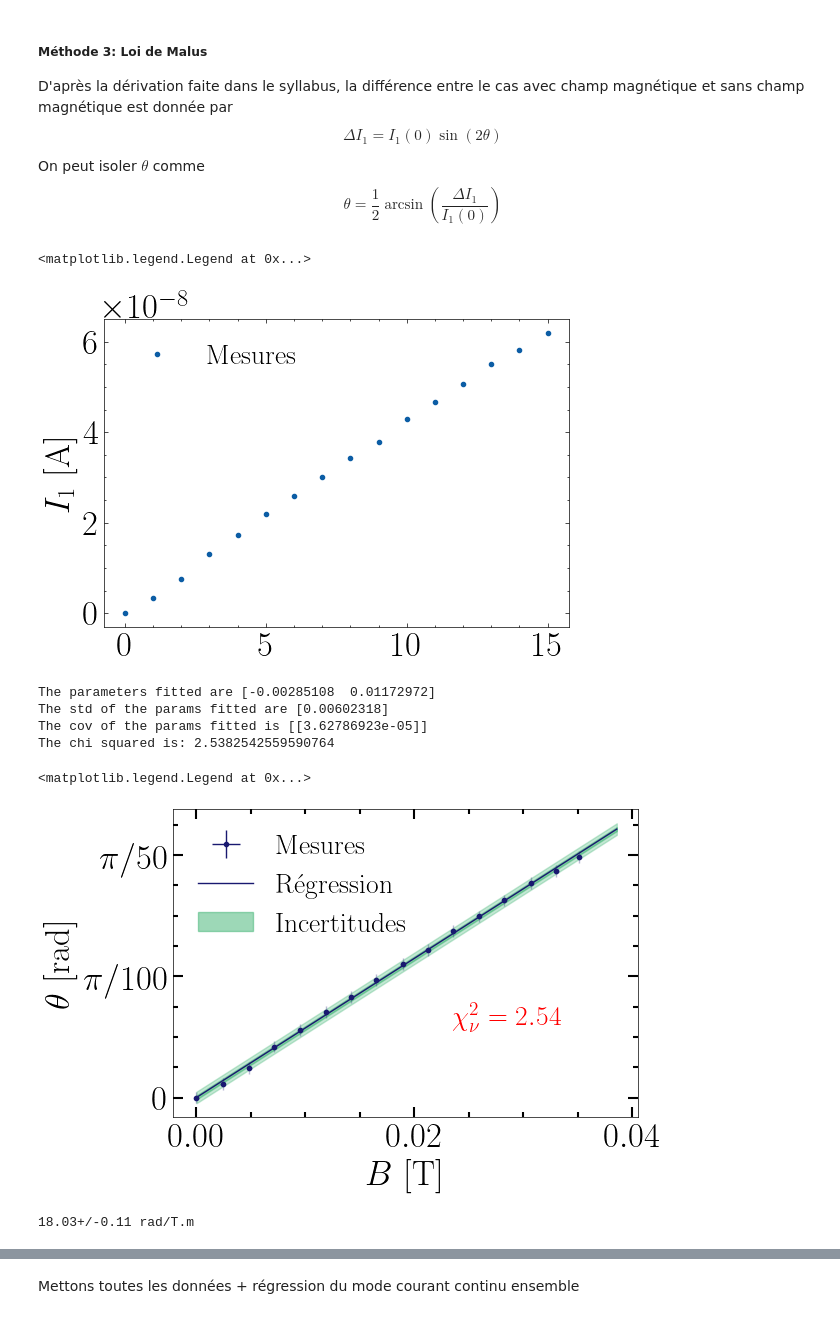
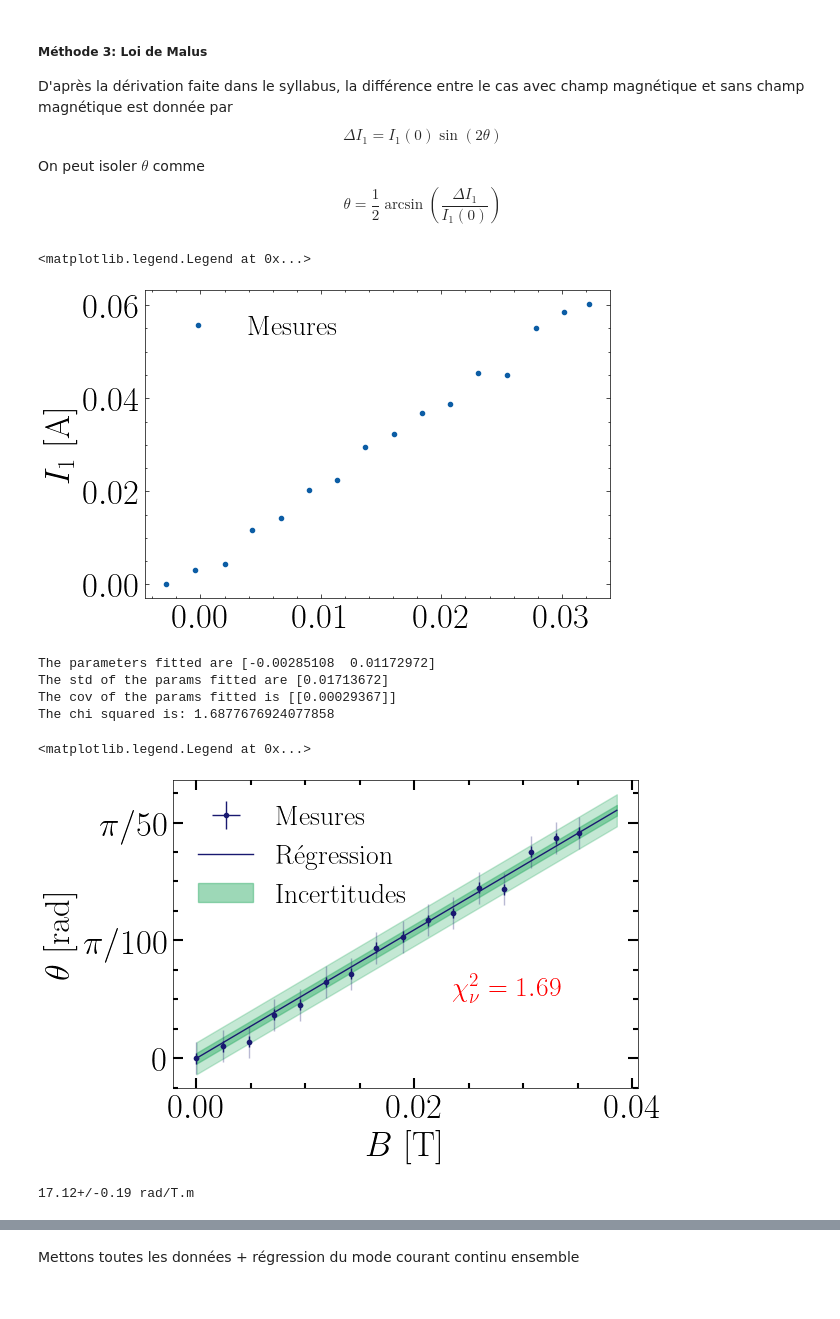
Before and after one commit to EnceladeCandy/phy3040, a Jupyter notebook: notebooks/faraday.ipynb, the cells around one changed output, grey strips where cells are left out. Cells and saved outputs as stored; diff of their text form; code cells hidden in the pictures.

```diff
--- a/notebooks/faraday.ipynb
+++ b/notebooks/faraday.ipynb
@@ -511,18 +478,20 @@ $$
 # %%
 # Importer les données (d = 9 cm, i.e. au milieu de la bobine)
-data = np.loadtxt(data_folder + "method_malus.txt", skiprows=1)
+data = np.loadtxt(data_folder + "method_malus_data.txt", skiprows=1)
 B_3 = (Ib_to_B(data[:,0]))
 I1 = data[:, 1] * 1e-6 # amperes
 I1_0 = I1[0]
-delta_I = I1 - I1_0
-std_I1 = 0.5e-6
+std_I1 = 1.e-9
+std_delta_I = std_I1 * np.sqrt(2)
+
+delta_I = I1 - I1_0 #+ std_delta_I * np.random.randn(len(I1))
 angle_3 = 0.5 * np.arcsin(delta_I / I1_0)
-std_delta_I = std_I1 * np.sqrt(2)
-std_angle_malus = 0.0005
+std_angle_malus = propagate_uncertainty_malus(delta_I=delta_I, I0=I1_0, std_deltaI=std_delta_I, std_I0=std_I1).mean()
+
 fig, ax = plt.subplots(1, 1, figsize = (6, 4))
-ax.plot(delta_I, ".", label = "Mesures")
+ax.plot(B_3, angle_3, ".", label = "Mesures")
 ax.set(ylabel = r"$I_1$ [A]")
 ax.legend()
 # %% [output]
 <matplotlib.legend.Legend at 0x...>
-[figure, old version]
+[figure, new version]
@@ -559,12 +522,12 @@ chi2_3 = Regression_extension.compute_chi2(obs = y)
 print("The parameters fitted are", params_fitted)
 print("The std of the params fitted are", std_fitted)
 print("The cov of the params fitted is", cov)
-print("The chi squared is:", chi2)
+print("The chi squared is:", chi2_3)
 # %% [output]
 The parameters fitted are [-0.00285108  0.01172972]
-The std of the params fitted are [0.00602318]
-The cov of the params fitted is [[3.62786923e-05]]
-The chi squared is: 2.5382542559590764
+The std of the params fitted are [0.01713672]
+The cov of the params fitted is [[0.00029367]]
+The chi squared is: 1.6877676924077858
 # %%
 fig, ax = plt.subplots(1, 1, figsize = (6, 4))
 
@@ -579,7 +542,7 @@ plot_verdet(
 )
 handles, labels = plt.gca().get_legend_handles_labels()
 order = [2,0,1]
-ax.annotate(r"$\chi^2_\nu=%.2f$"%chi2, xy = (0.6, 0.3), xycoords = "axes fraction", color = "red", fontsize = 20)
+ax.annotate(r"$\chi^2_\nu=%.2f$"%chi2_3, xy = (0.6, 0.3), xycoords = "axes fraction", color = "red", fontsize = 20)
 ax.tick_params(which = 'major', axis = 'both', length = 7, width = 1.5)
 ax.tick_params(which = 'minor', axis = 'both', length = 3.5, width = 1.5)
 ax.set_yticks([0, np.pi/100, np.pi/50])
@@ -587,10 +550,10 @@ ax.set_yticklabels([r"0", r"$\pi/100$", r"$\pi/50$"])
 ax.legend(loc = "upper left", handles = [handles[idx] for idx in order], labels = [labels[idx] for idx in order])
 # %% [output]
 <matplotlib.legend.Legend at 0x...>
-[figure, old version]
+[figure, new version]
 # %%
 V3 = param_fitted_3 / L
 std_V3 = np.sqrt(std_fitted ** 2 + param_fitted_3 ** 2/ L **2 * std_L**2) / L
 print(f"{V3.item():.2f}+/-{std_V3.item():.2f} rad/T.m")
 # %% [output]
-18.03+/-0.11 rad/T.m
+17.12+/-0.19 rad/T.m
```
Also changed, not shown: parts of 55 cells of this notebook.
